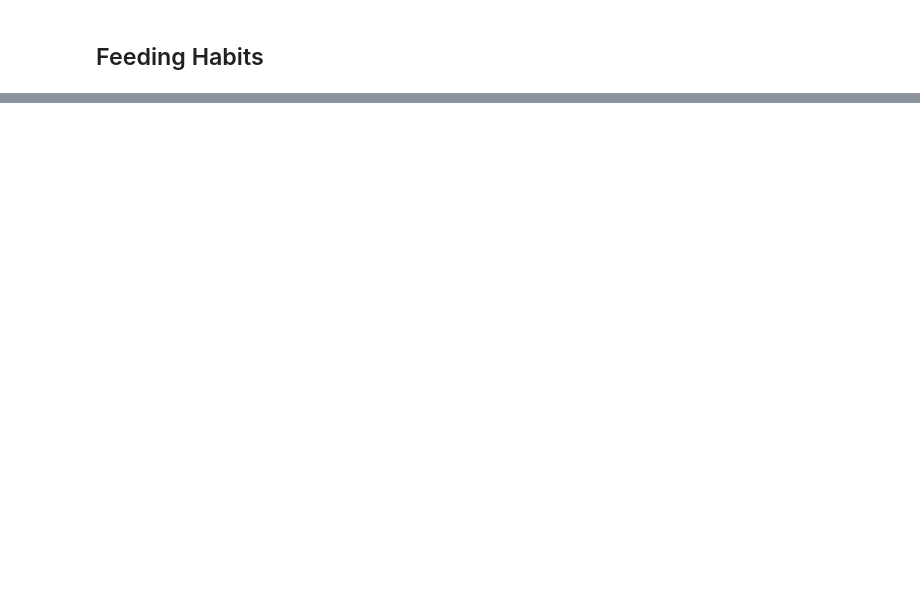
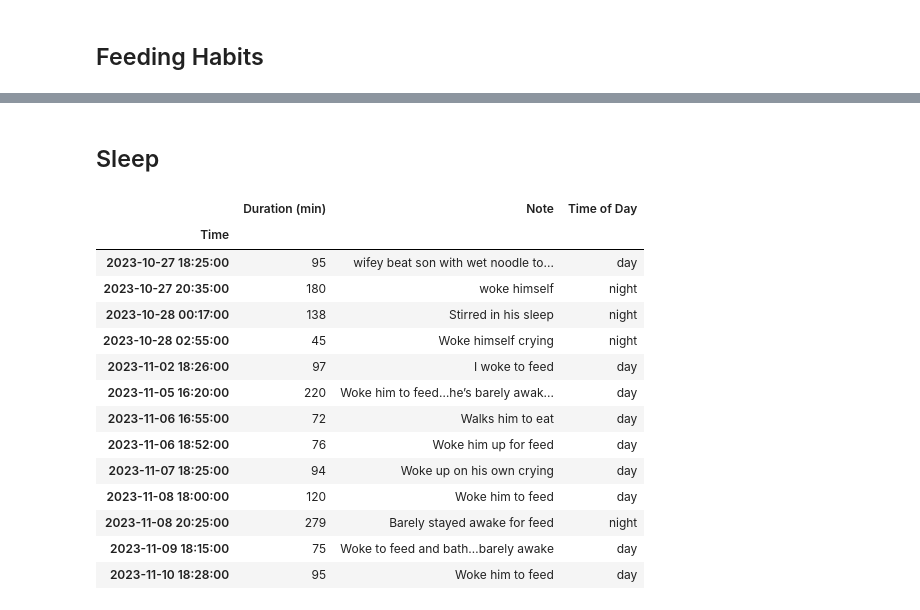
Before and after one commit to jgalloway42/andrews_baby_tracker, a Jupyter notebook: notebooks/andrews_data.ipynb, the cells around one changed output, grey strips where cells are left out. Drawn from its saved outputs; the diff is of its cells as text; code cells hidden in the pictures; blank space fills up the shorter version.

```diff
--- a/notebooks/andrews_data.ipynb
+++ b/notebooks/andrews_data.ipynb
@@ -315,0 +316,27 @@ _=plt.savefig(os.path.join(figure_path,'feeding_by_hour.png'),bbox_inches='tight
+# %% [markdown]
+## Sleep
+# %%
+def time_of_day(hour):
+    if hour < 7 or hour > 19:
+        return 'night'
+    else:
+        return 'day'
+sleep_df = get_data(files_dict['Andrew_sleep'])
+sleep_df['Time of Day'] = [time_of_day(x.hour) for x in sleep_df.index]
+sleep_df[~sleep_df.Note.isna()]
+# %% [output]
+|  | Duration (min) | Note | Time of Day |
+| Time |  |  |  |
+| 2023-10-27 18:25:00 | 95 | wifey beat son with wet noodle to... | day |
+| 2023-10-27 20:35:00 | 180 | woke himself | night |
+| 2023-10-28 00:17:00 | 138 | Stirred in his sleep | night |
+| 2023-10-28 02:55:00 | 45 | Woke himself crying | night |
+| 2023-11-02 18:26:00 | 97 | I woke to feed | day |
+| 2023-11-05 16:20:00 | 220 | Woke him to feed…he’s barely awak... | day |
+| 2023-11-06 16:55:00 | 72 | Walks him to eat | day |
+| 2023-11-06 18:52:00 | 76 | Woke him up for feed | day |
+| 2023-11-07 18:25:00 | 94 | Woke up on his own crying | day |
+| 2023-11-08 18:00:00 | 120 | Woke him to feed | day |
+| 2023-11-08 20:25:00 | 279 | Barely stayed awake for feed | night |
+| 2023-11-09 18:15:00 | 75 | Woke to feed and bath…barely awake | day |
+| 2023-11-10 18:28:00 | 95 | Woke him to feed | day |
```
Also changed, not shown: parts of 11 cells of this notebook, 8 other files.
